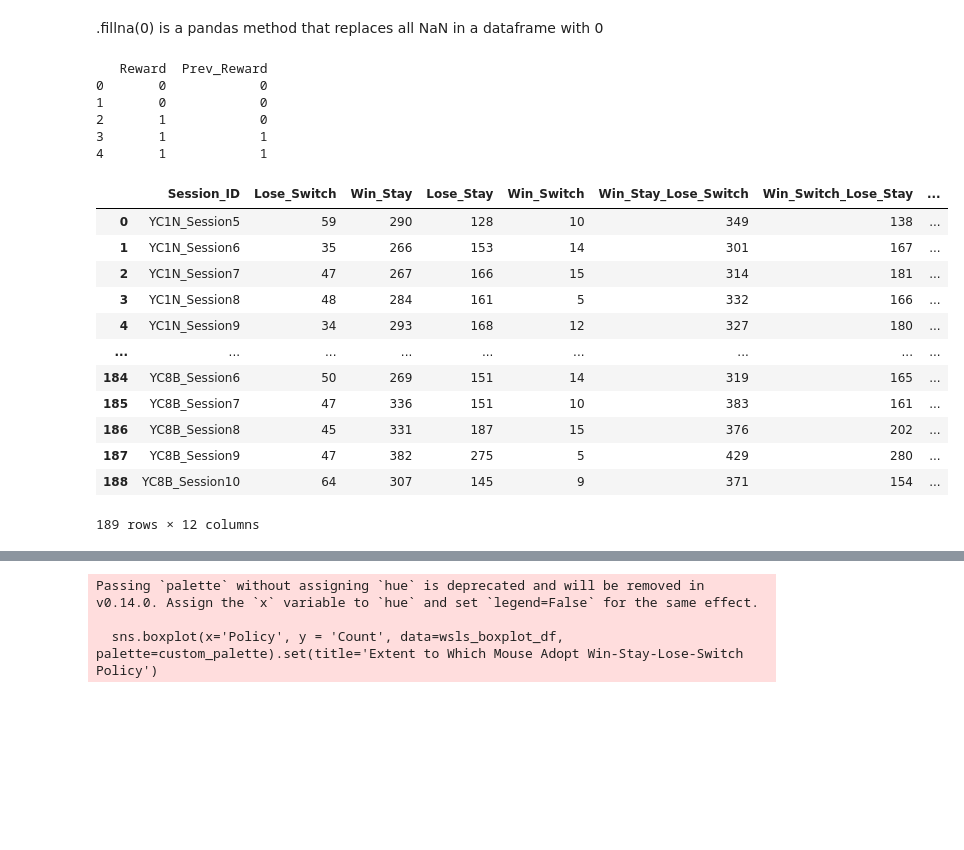
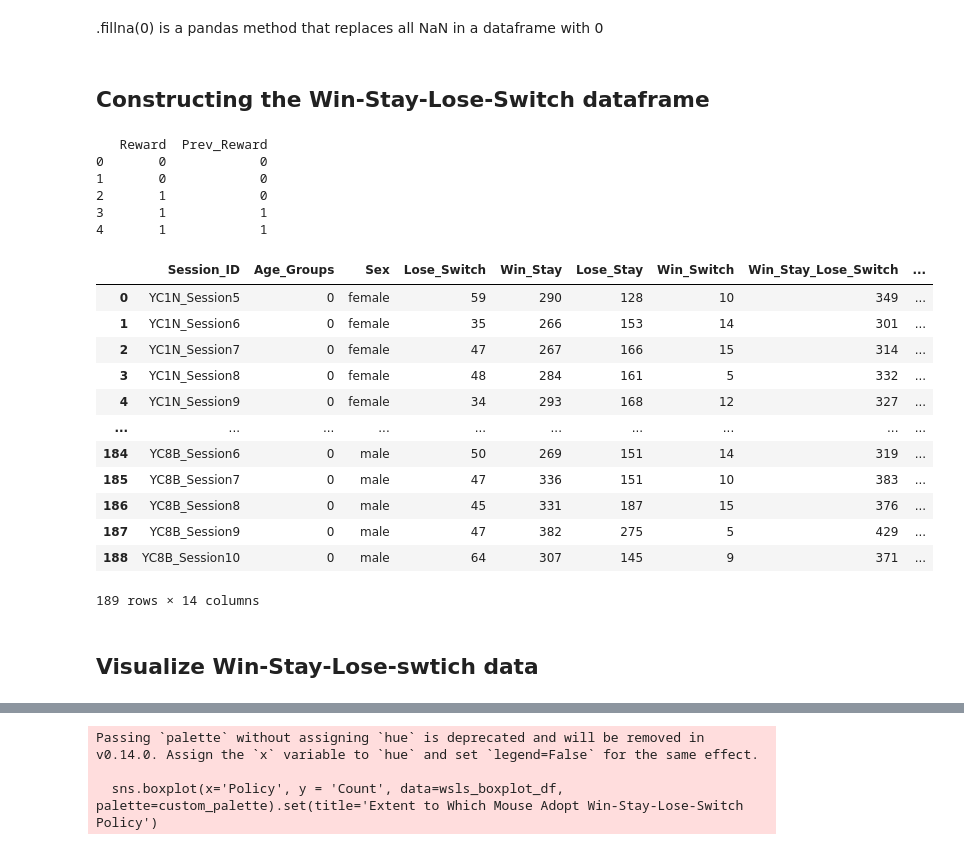
Before and after one commit to carlotoast/DRKM_Mouse_Jun25, a Jupyter notebook: KM_data_summary_0616.ipynb, the cells around one changed output, grey strips where cells are left out. Drawn from its saved outputs; the diff is of its cells as text; code cells hidden in the pictures; blank space fills up the shorter version.

```diff
--- a/KM_data_summary_0616.ipynb
+++ b/KM_data_summary_0616.ipynb
@@ -76,6 +52,3 @@ unique_sessions = data_df.Session_Number.unique()
 print(unique_sessions)
 # %% [output]
 [ 5  6  7  8  9 10]
-# %%
-#Compute summary statistics per session
-num_trials = len(session_data)
@@ -179,6 +150,8 @@ summary_df
 189 rows × 11 columns
 # %% [markdown]
 .fillna(0) is a pandas method that replaces all NaN in a dataframe with 0
+# %% [markdown]
+## Constructing the Win-Stay-Lose-Switch dataframe ##
 # %%
 #Initialize lose_switch count column
 data_df['lose_switch'] = 0
@@ -208,7 +181,11 @@ session_data = []
 wsls_data = []
 
 for session_id in unique_mouse_sessions:
+    #Session, Age group, Sex
     session_data = data_df[data_df['Session_ID'] == session_id]
+    age_group_wsls = data_df.loc[data_df['Session_ID'] == session_id, 'Age_Groups'].iloc[0]
+    sex_wsls = data_df.loc[data_df['Session_ID'] == session_id, 'Sex'].iloc[0]
+
 
     #num_lose_switch = ((session_data['Prev_Reward'] == 0) & (session_data['Switch'] == 1)).sum() #Count how many times previous reward is 0, and switching occurs (1)
     #num_win_stay = ((session_data['Prev_Reward'] == 1) &(session_data['Switch'] == 0)).sum() #Count how many times previous reward is 1, and switching doesn't occurs (0)
@@ -228,49 +205,51 @@ for session_id in unique_mouse_sessions:
     wsw_rate = num_win_switch/len(session_data)
     stay_rate = wst_rate + lst_rate
 
-    #print(f"LS: {num_lose_switch}")
-    #print(f"WS:{num_win_stay}")
-
+    #Aggregate count
     num_win_stay_lose_switch = num_win_stay + num_lose_switch
     num_win_switch_lose_stay = num_win_switch + num_lose_stay
 
 
 
 
     wsls_summary = {
         'Session_ID' : session_id,
+        'Age_Groups' : age_group_wsls,
+        'Sex' : sex_wsls,
         'Lose_Switch' : num_lose_switch,
         'Win_Stay' : num_win_stay,
         'Lose_Stay': num_lose_stay,
         'Win_Switch': num_win_switch,
         'Win_Stay_Lose_Switch': num_win_stay_lose_switch,
         'Win_Switch_Lose_Stay': num_win_switch_lose_stay,
         'lsw_rate':lsw_rate,
         'wst_rate':wst_rate,
         'lst_rate':lst_rate,
         'wsw_rate':wsw_rate,
         'stay_rate':stay_rate
     }
 
     wsls_data.append(wsls_summary)
 
 wsls_df = pd.DataFrame(wsls_data)
 
 wsls_df
 # %% [output]
-|  | Session_ID | Lose_Switch | Win_Stay | Lose_Stay | Win_Switch | Win_Stay_Lose_Switch | Win_Switch_Lose_Stay | ... |
-| 0 | YC1N_Session5 | 59 | 290 | 128 | 10 | 349 | 138 | ... |
-| 1 | YC1N_Session6 | 35 | 266 | 153 | 14 | 301 | 167 | ... |
-| 2 | YC1N_Session7 | 47 | 267 | 166 | 15 | 314 | 181 | ... |
-| 3 | YC1N_Session8 | 48 | 284 | 161 | 5 | 332 | 166 | ... |
-| 4 | YC1N_Session9 | 34 | 293 | 168 | 12 | 327 | 180 | ... |
-| ... | ... | ... | ... | ... | ... | ... | ... | ... |
-| 184 | YC8B_Session6 | 50 | 269 | 151 | 14 | 319 | 165 | ... |
-| 185 | YC8B_Session7 | 47 | 336 | 151 | 10 | 383 | 161 | ... |
-| 186 | YC8B_Session8 | 45 | 331 | 187 | 15 | 376 | 202 | ... |
-| 187 | YC8B_Session9 | 47 | 382 | 275 | 5 | 429 | 280 | ... |
-| 188 | YC8B_Session10 | 64 | 307 | 145 | 9 | 371 | 154 | ... |
+|  | Session_ID | Age_Groups | Sex | Lose_Switch | Win_Stay | Lose_Stay | Win_Switch | Win_Stay_Lose_Switch | ... |
+| 0 | YC1N_Session5 | 0 | female | 59 | 290 | 128 | 10 | 349 | ... |
+| 1 | YC1N_Session6 | 0 | female | 35 | 266 | 153 | 14 | 301 | ... |
+| 2 | YC1N_Session7 | 0 | female | 47 | 267 | 166 | 15 | 314 | ... |
+| 3 | YC1N_Session8 | 0 | female | 48 | 284 | 161 | 5 | 332 | ... |
+| 4 | YC1N_Session9 | 0 | female | 34 | 293 | 168 | 12 | 327 | ... |
+| ... | ... | ... | ... | ... | ... | ... | ... | ... | ... |
+| 184 | YC8B_Session6 | 0 | male | 50 | 269 | 151 | 14 | 319 | ... |
+| 185 | YC8B_Session7 | 0 | male | 47 | 336 | 151 | 10 | 383 | ... |
+| 186 | YC8B_Session8 | 0 | male | 45 | 331 | 187 | 15 | 376 | ... |
+| 187 | YC8B_Session9 | 0 | male | 47 | 382 | 275 | 5 | 429 | ... |
+| 188 | YC8B_Session10 | 0 | male | 64 | 307 | 145 | 9 | 371 | ... |
-189 rows × 12 columns
+189 rows × 14 columns
+# %% [markdown]
+## Visualize Win-Stay-Lose-swtich data ##
 # %%
 #Customize Seaborn Color
 
```
Also changed, not shown: parts of 51 cells of this notebook.
